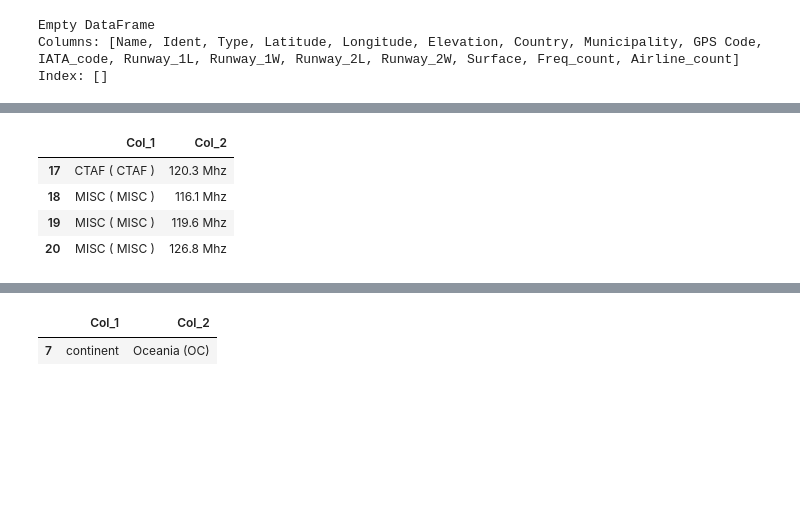
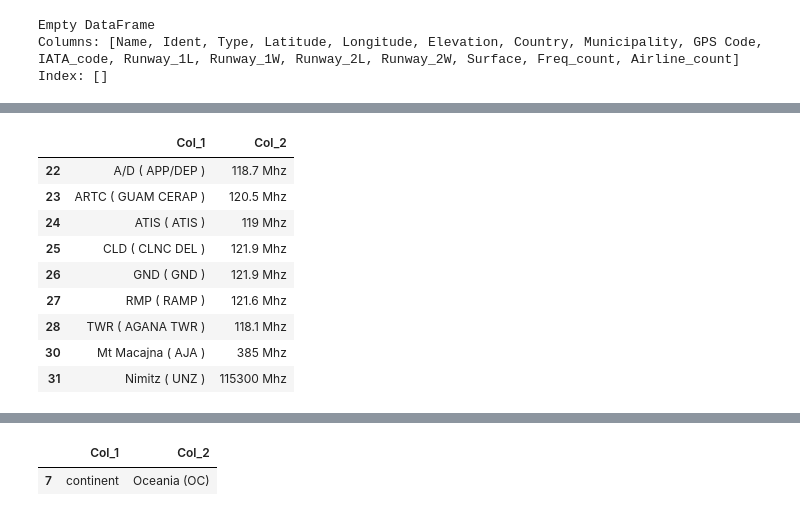
Before and after one commit to benniehana111/Airfield-Analysis, a Jupyter notebook: Airport_table_transform.ipynb, the cells around one changed output, grey strips where cells are left out. Saved outputs shown, nothing was run; the diff lists cells and outputs as text; code cells hidden in the pictures; blank space fills up the shorter version.

```diff
--- a/Airport_table_transform.ipynb
+++ b/Airport_table_transform.ipynb
@@ -105,3 +209,0 @@ df2
-# %%
-df2['Col_1'] = df2['Col_1'].str.replace(':', '')
-df2
@@ -131,3 +209,0 @@ See the caveats in the documentation: https://pandas.pydata.org/pandas-docs/stab
-# %%
-df2['Col_1'] = df2['Col_1'].str.replace('iso ', '')
-df2
@@ -157,3 +209,0 @@ See the caveats in the documentation: https://pandas.pydata.org/pandas-docs/stab
-# %%
-df2['Col_1'] = df2['Col_1'].str.replace('ISO ', '')
-df2
@@ -183,3 +209,0 @@ See the caveats in the documentation: https://pandas.pydata.org/pandas-docs/stab
-# %%
-df2['Col_1'] = df2['Col_1'].str.replace(' Code', '_Code')
-df2
@@ -209,13 +210,18 @@ See the caveats in the documentation: https://pandas.pydata.org/pandas-docs/stab
 # %%
 # count frequencies
-freq_df = df2.loc[temp_df2['Col_2'].str.contains("Mhz")]
+freq_df = df2.loc[df2['Col_2'].str.contains("Mhz")]
 freq_df
 # %% [output]
 |  | Col_1 | Col_2 |
-| 17 | CTAF ( CTAF ) | 120.3 Mhz |
-| 18 | MISC ( MISC ) | 116.1 Mhz |
-| 19 | MISC ( MISC ) | 119.6 Mhz |
-| 20 | MISC ( MISC ) | 126.8 Mhz |
+| 22 | A/D ( APP/DEP ) | 118.7 Mhz |
+| 23 | ARTC ( GUAM CERAP ) | 120.5 Mhz |
+| 24 | ATIS ( ATIS ) | 119 Mhz |
+| 25 | CLD ( CLNC DEL ) | 121.9 Mhz |
+| 26 | GND ( GND ) | 121.9 Mhz |
+| 27 | RMP ( RAMP ) | 121.6 Mhz |
+| 28 | TWR ( AGANA TWR ) | 118.1 Mhz |
+| 30 | Mt Macajna ( AJA ) | 385 Mhz |
+| 31 | Nimitz ( UNZ ) | 115300 Mhz |
 # %%
 freq_count = len(freq_df)
 freq_count
```
Also changed, not shown: parts of 42 cells of this notebook.
